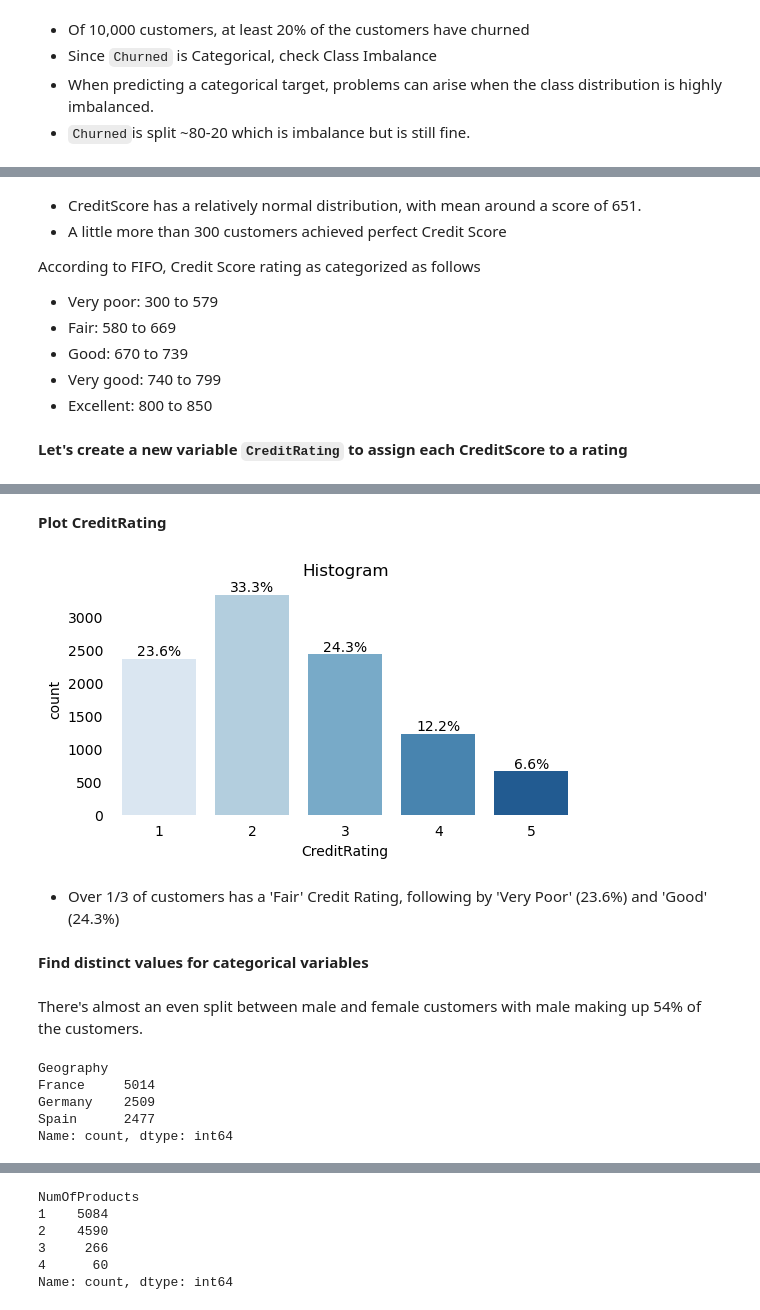
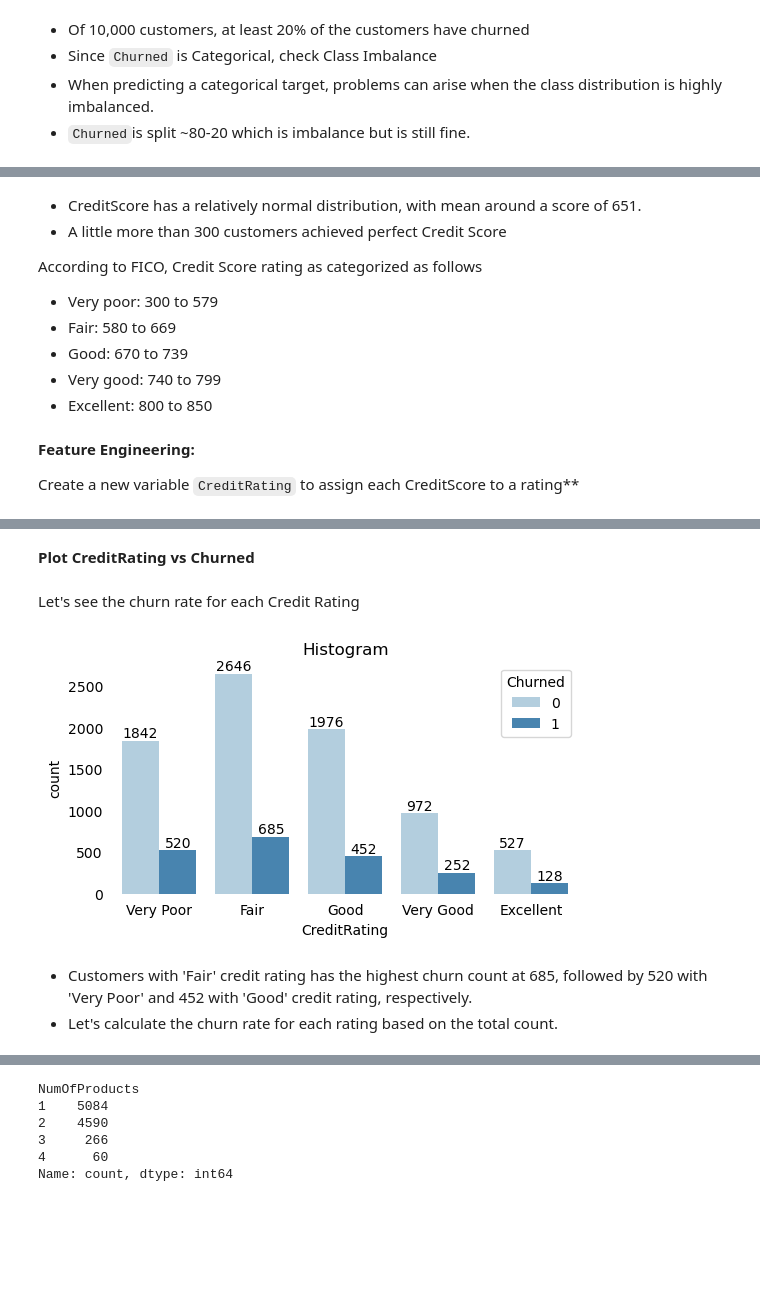
Before and after one commit to aprilhong/bankchurn, a Jupyter notebook: bank_churn_notebook.ipynb, the cells around one changed output, grey strips where cells are left out. Drawn from its saved outputs; the diff is of its cells as text; code cells hidden in the pictures; blank space fills up the shorter version.

```diff
--- a/bank_churn_notebook.ipynb
+++ b/bank_churn_notebook.ipynb
@@ -243,16 +233,18 @@ mean 651
 - A little more than 300 customers achieved perfect Credit Score
 
 
-According to FIFO, Credit Score rating as categorized as follows
+According to FICO, Credit Score rating as categorized as follows
 - Very poor: 300 to 579
 - Fair: 580 to 669
 - Good: 670 to 739
 - Very good: 740 to 799
 - Excellent: 800 to 850
 # %% [markdown]
-**Let's create a new variable `CreditRating` to assign each CreditScore to a rating**
+**Feature Engineering:**
+
+Create a new variable `CreditRating` to assign each CreditScore to a rating**
 # %%
-# Create a new variable and assign a value of 1-5, with 1= "very poor" and 5 = "excellent"
+# Create a new 'CreditRating' variable and assign based FICO ranges
 
 df['CreditRating'] = np.select(
     [df['CreditScore'] <=579,
@@ -260,7 +252,7 @@ df['CreditRating'] = np.select(
      df['CreditScore'].between(670, 739),
      df['CreditScore'].between(740, 799),
      df['CreditScore'].between(800, 859)],
-    ['1', '2', '3', '4','5']
+    ['Very Poor', 'Fair', 'Good', 'Very Good','Excellent']
 )
 
 df.head()
@@ -272,42 +264,31 @@ df.head()
 | 3 | 699 | France | Female | 39 | 1 | 0.00 | 2 | 0 | 0 | ... |
 | 4 | 850 | Spain | Female | 43 | 2 | 125510.82 | 1 | 1 | 1 | ... |
 # %% [markdown]
-**Plot CreditRating**
+**Plot CreditRating vs Churned**
+# %% [markdown]
+Let's see the churn rate for each Credit Rating
 # %%
 # Histogram
 x = 'CreditRating'
 fig = plt.figure(figsize=(6,3))
-ax = sns.countplot(x=df[x], order=['1','2','3','4','5'], palette="Blues")
+ax = sns.countplot(x=df[x], order=['Very Poor', 'Fair', 'Good', 'Very Good','Excellent'], hue=df['Churned'],palette="Blues")
 ax.tick_params(left=False, bottom=False) # Remove ticks
 sns.despine(left=True, bottom=True) # Remove borders borders
 plt.title('Histogram')
 
 # Loop through bars and add percentage labels
 for patch in ax.patches:
     height = patch.get_height()
-    percentage = (height / len(df)) * 100
-    label = f"{percentage:.1f}%"  # Format as percentage with one decimal
+    label = f"{height:.0f}"  # Format as percentage with one decimal
 
     # Place the label at the top center of the bar
     x = patch.get_x() + patch.get_width() / 2
     y = patch.get_height() + 0.1  # Adjust y position for better placement
 
     ax.text(x, y, label, ha='center', va='bottom')
 None
 # %% [output]
-[figure, old version]
+[figure, new version]
-# %% [markdown]
-- Over 1/3 of customers has a 'Fair' Credit Rating, following by 'Very Poor' (23.6%) and 'Good' (24.3%)
-# %% [markdown]
-**Find distinct values for categorical variables**
-# %% [markdown]
-There's almost an even split between male and female customers with male making up 54% of the customers.
-# %%
-# Separate numerical and categorical variables into different df
-df['Geography'].value_counts()
-# %% [output]
-Geography
-France     5014
-Germany    2509
-Spain      2477
-Name: count, dtype: int64
+# %% [markdown]
+- Customers with 'Fair' credit rating has the highest churn count at 685, followed by 520 with 'Very Poor' and 452 with 'Good' credit rating, respectively.
+- Let's calculate the churn rate for each rating based on the total count.
```
Also changed, not shown: parts of 24 cells of this notebook.
